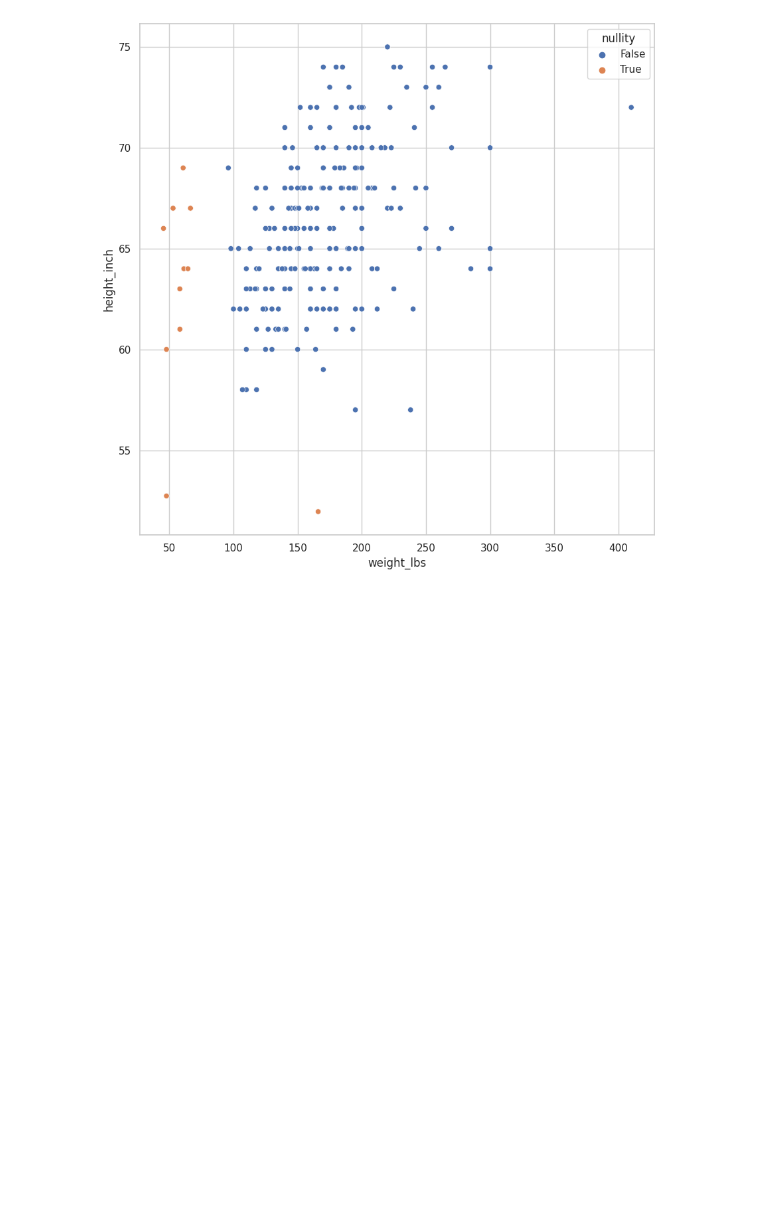
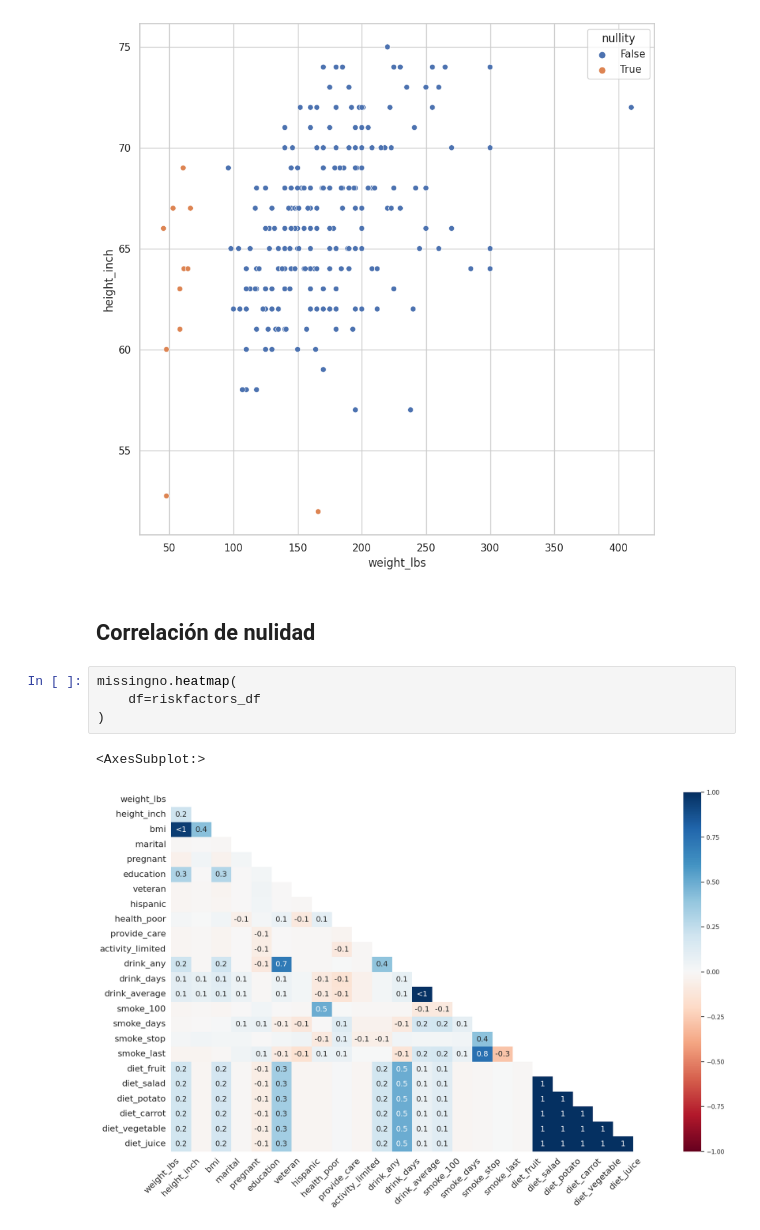
Before and after one commit to ArnolPlazas/manejo_datos_faltantes, a Jupyter notebook: exploration-missing-values.ipynb, the cells around one changed output. Saved outputs shown, nothing was run; the diff lists cells and outputs as text; blank space fills up the shorter version.

Commit message:
Correlación de nulidad.

```diff
--- a/exploration-missing-values.ipynb
+++ b/exploration-missing-values.ipynb
@@ -1019,3 +1019,12 @@ def column_fill_with_dummies(
 # %% [output]
 <AxesSubplot:xlabel='weight_lbs', ylabel='height_inch'>
 [figure]
+# %% [markdown]
+## Correlación de nulidad
+# %%
+missingno.heatmap(
+    df=riskfactors_df
+)
+# %% [output]
+<AxesSubplot:>
+[figure, added]
```
Also changed, not shown: parts of 3 cells of this notebook.
